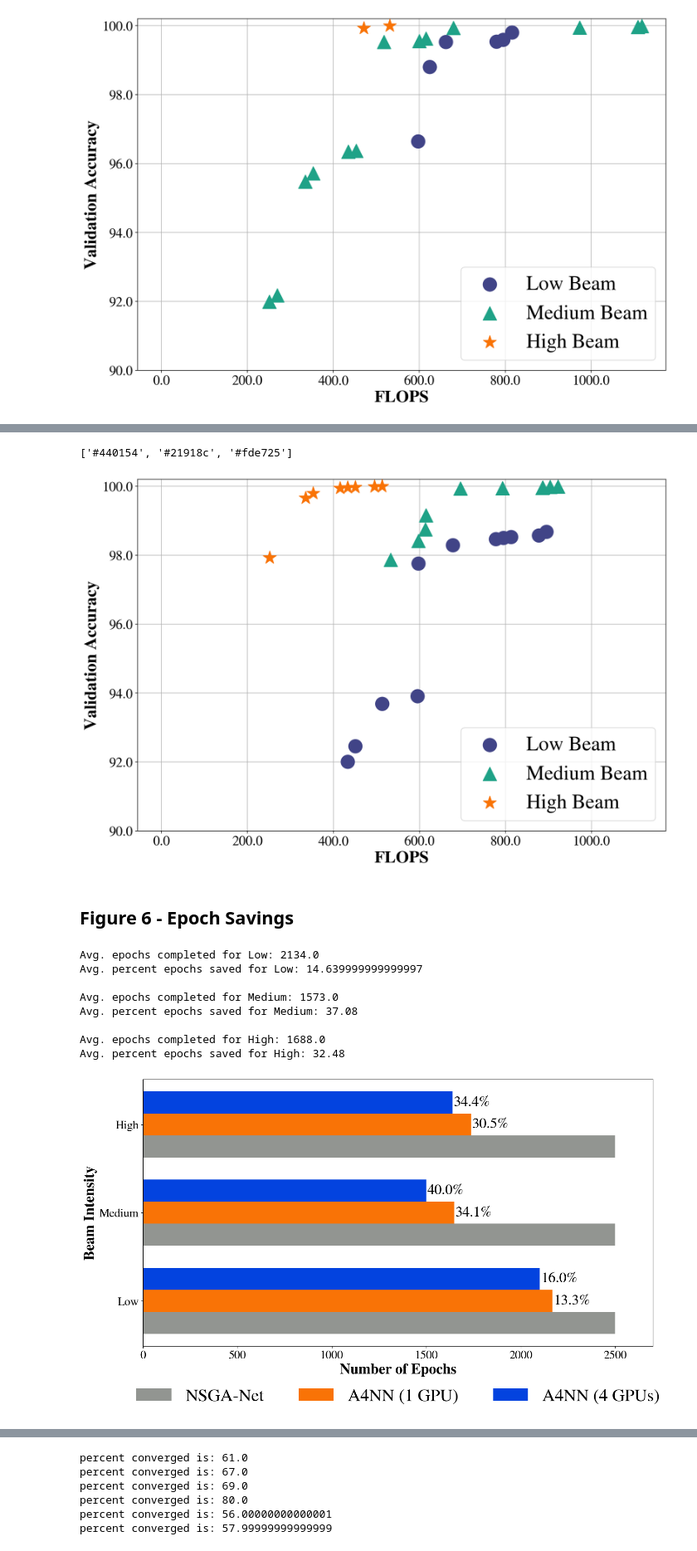
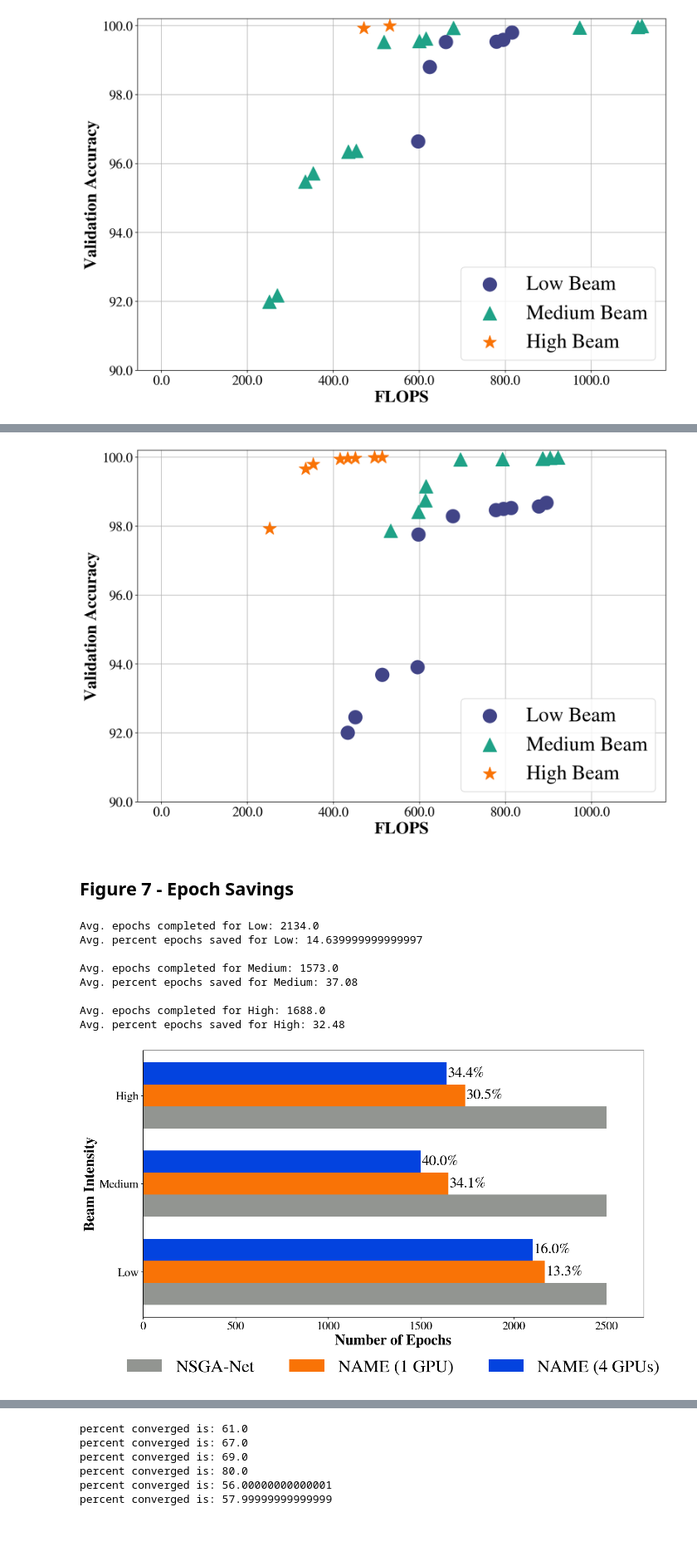
Before and after one commit to TauferLab/Reproducibility_A4NN_ICPP23, a Jupyter notebook: paper_analysis.ipynb, the cells around one changed output, grey strips where cells are left out. Shown at 83% size. Cells and saved outputs as stored; diff of their text form; code cells hidden in the pictures.

```diff
--- a/paper_analysis.ipynb
+++ b/paper_analysis.ipynb
@@ -302,9 +289,7 @@ high_flops = df.loc[high & gpu1 & no_stop]['flops'].to_numpy()
 size=400
 colors = cm.viridis(np.linspace(0.2, 0.95, 3))
 cmap = cm.get_cmap('viridis', 3)
-import matplotlib
-converted = [matplotlib.colors.rgb2hex(cmap(i)) for i in range(cmap.N)]
-print(converted)
+
 l1 = ax.scatter(low_flops, low_acc, marker= "o" , s=size, color=colors[0], label= "Low Beam", zorder=3)
 l3 = ax.scatter(med_flops, med_acc, marker= "^" , s=size, color=colors[1], label= "Medium Beam", zorder=3)
 l5 = ax.scatter(high_flops, high_acc, s=size, marker= "*" , color="xkcd:orange", label= "High Beam", zorder=3)
@@ -320,18 +305,17 @@ ax.legend(handles=[l7, l8, l9], loc= "lower right" , prop=legend_font)
 
 ax.set_xticklabels(ax.get_xticks(), color= "black" , font=tick_font)
 ax.set_yticklabels(ax.get_yticks(), color= "black" , font=tick_font)
-plt.savefig('figures/figure5b.png')
+plt.savefig('figures/figure6b.png')
 # %% [output]
-['#440154', '#21918c', '#fde725']
 [figure]
 # %% [markdown]
-## Figure 6 - Epoch Savings
+## Figure 7 - Epoch Savings
 # %%
 def plot_epochs_savings(beams, num_epochs_no_stop, stop_1e14, stop_1e15, stop_1e16):
     epochs_run = {
         'NSGA-Net': np.repeat(num_epochs_no_stop, 3),
-        'A4NN (1 GPU)': (stop_1e14[0], stop_1e15[0], stop_1e16[0]),
-        'A4NN (4 GPUs)': (stop_1e14[1], stop_1e15[1], stop_1e16[1]),
+        'NAME (1 GPU)': (stop_1e14[0], stop_1e15[0], stop_1e16[0]),
+        'NAME (4 GPUs)': (stop_1e14[1], stop_1e15[1], stop_1e16[1]),
     }
 
     x = np.arange(len(beams))  # the label locations
@@ -367,7 +351,7 @@ def plot_epochs_savings(beams, num_epochs_no_stop, stop_1e14, stop_1e15, stop_1e
 
     ax.legend([handles[idx] for idx in order],[labels[idx] for idx in order], loc="upper center", bbox_to_anchor=(0.5, -0.1),  ncol=3, prop=legend_font, frameon=False)
 
-    plt.savefig('figures/figure6.png')
+    plt.savefig('figures/figure7.png')
     display(fig)
     plt.close()
     return
@@ -399,32 +383,32 @@ def calculate_and_plot_epochs_savings(files):
                 stop_1e14.append(df)
                 stop_1e14_len.append(len(df.index))
             elif "1e15" in stop:
                 stop_1e15.append(df)
                 stop_1e15_len.append(len(df.index))
             elif "1e16" in stop:
                 stop_1e16.append(df)
                 stop_1e16_len.append(len(df.index))
 
     print()
     avg_epochs_completed = [sum(stop_1e14_len)/len(stop_1e14_len), sum(stop_1e15_len)/len(stop_1e15_len), sum(stop_1e16_len)/len(stop_1e16_len)]
     for i, b in enumerate(beams):
         print(f"Avg. epochs completed for {b}: {avg_epochs_completed[i]}")
         percent_epochs_saved = 1-(avg_epochs_completed[i]/num_epochs_no_stopping)
         print(f"Avg. percent epochs saved for {b}: {percent_epochs_saved*100}\n")
 
     plot_epochs_savings(beams, num_epochs_no_stopping, stop_1e14_len, stop_1e15_len, stop_1e16_len)
 
     return [no_stop_1e14, no_stop_1e15, no_stop_1e16], [stop_1e14, stop_1e15, stop_1e16]
 
 no_stop, stop = calculate_and_plot_epochs_savings(data_files)
 # %% [output]
 Avg. epochs completed for Low: 2134.0
 Avg. percent epochs saved for Low: 14.639999999999997
 
 Avg. epochs completed for Medium: 1573.0
 Avg. percent epochs saved for Medium: 37.08
 
 Avg. epochs completed for High: 1688.0
 Avg. percent epochs saved for High: 32.48
-[figure, old version]
+[figure, new version]
 # %% [markdown]
```
Also changed, not shown: parts of 9 cells of this notebook, 8 other files.
